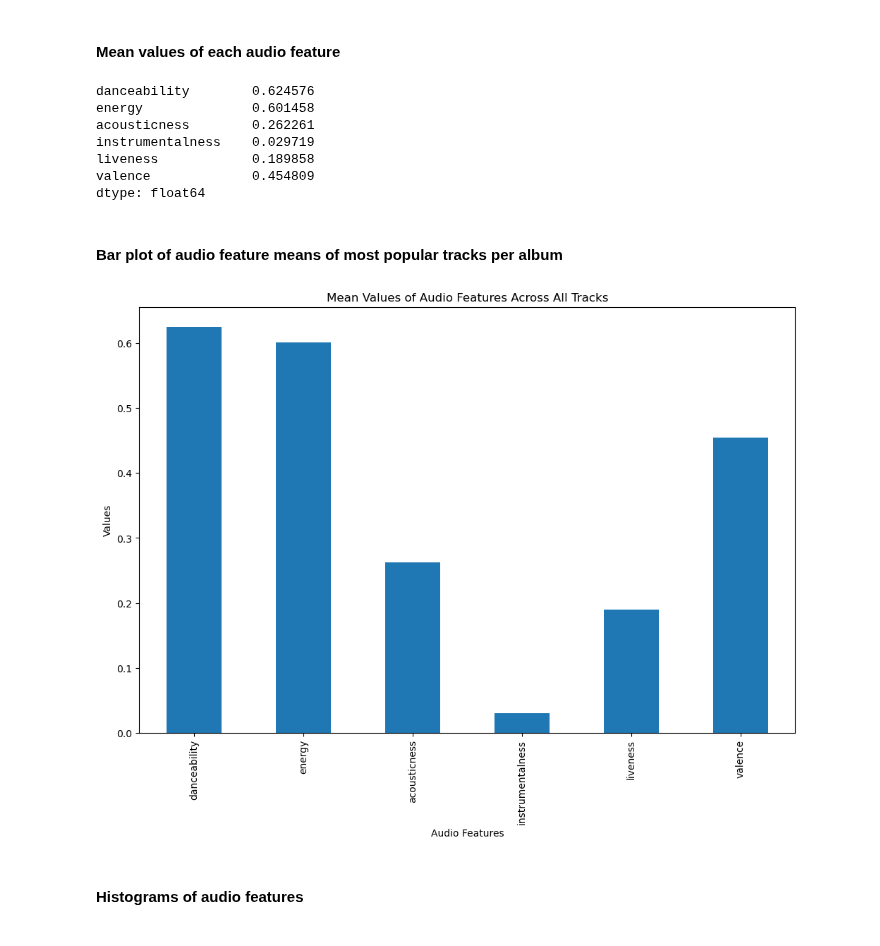
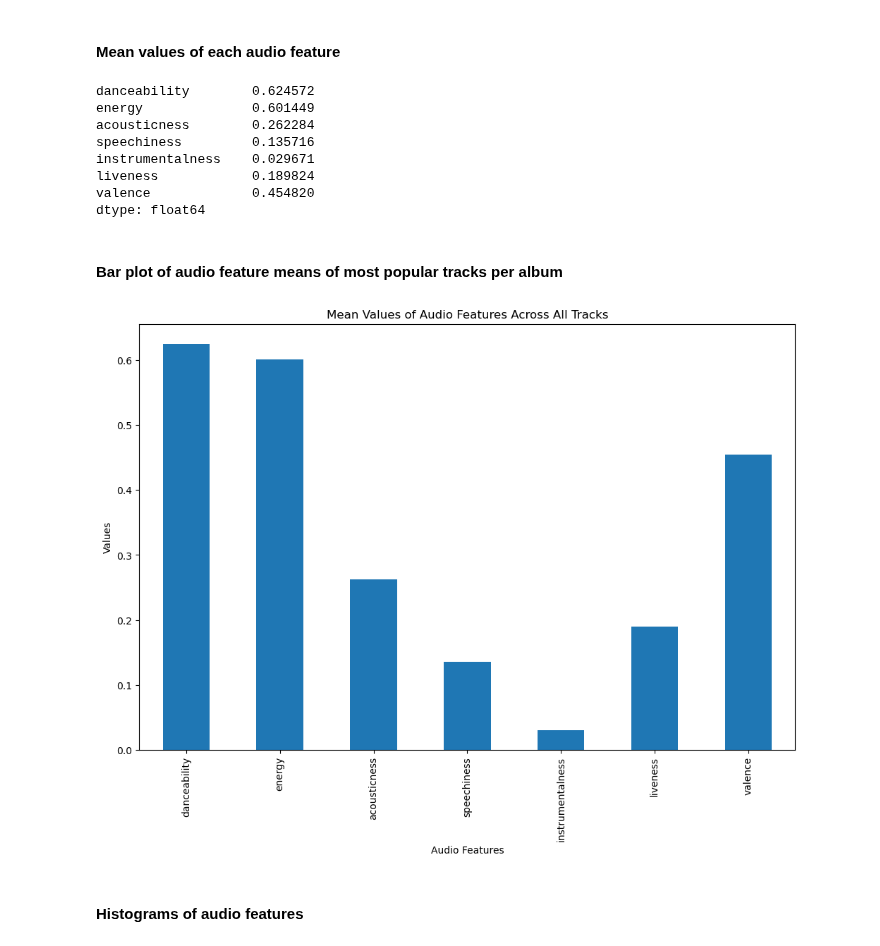
Before and after one commit to katieravenwood/Spotify-Five-Year-Analysis-Project, a Jupyter notebook: notebooks/ExploratoryAnalysis.ipynb, the cells around one changed output. Cells and saved outputs as stored; diff of their text form; code cells hidden in the pictures.

```diff
--- a/notebooks/ExploratoryAnalysis.ipynb
+++ b/notebooks/ExploratoryAnalysis.ipynb
@@ -385,26 +401,27 @@ Average valence in 2021: 0.4771957999999995
 # %% [markdown]
 #### Mean values of each audio feature
 # %%
-df4[['danceability', 'energy', 'acousticness', 'instrumentalness', 'liveness', 'valence']].mean()
+df4[['danceability', 'energy', 'acousticness', 'speechiness', 'instrumentalness', 'liveness', 'valence']].mean()
 # %% [output]
-danceability        0.624576
-energy              0.601458
-acousticness        0.262261
-instrumentalness    0.029719
-liveness            0.189858
-valence             0.454809
+danceability        0.624572
+energy              0.601449
+acousticness        0.262284
+speechiness         0.135716
+instrumentalness    0.029671
+liveness            0.189824
+valence             0.454820
 dtype: float64
 # %% [markdown]
 #### Bar plot of audio feature means of most popular tracks per album
 # %%
-feature_bars = df4[['danceability', 'energy', 'acousticness', 'instrumentalness', 'liveness', 'valence']]
+feature_bars = df4[['danceability', 'energy', 'acousticness', 'speechiness', 'instrumentalness', 'liveness', 'valence']]
 feature_bars.mean().plot.bar()
 plt.title('Mean Values of Audio Features Across All Tracks')
 plt.xlabel('Audio Features')
 plt.ylabel('Values')
 plt.savefig('../viz/pyplots/MeanAudioFeaturesBarPlot.png')
 # %% [output]
-[figure, old version]
+[figure, new version]
 # %% [markdown]
 #### Histograms of audio features
 # %%
```
Also changed, not shown: parts of 20 cells of this notebook, 23 other files.
